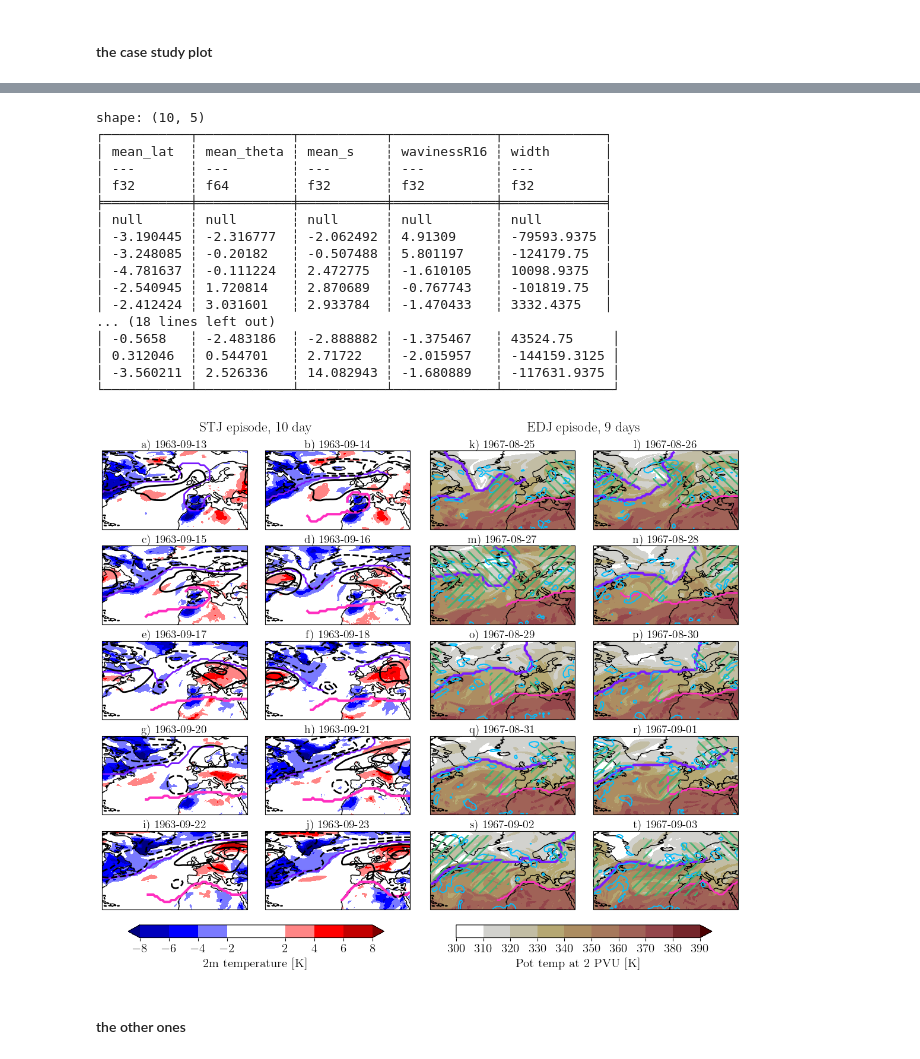
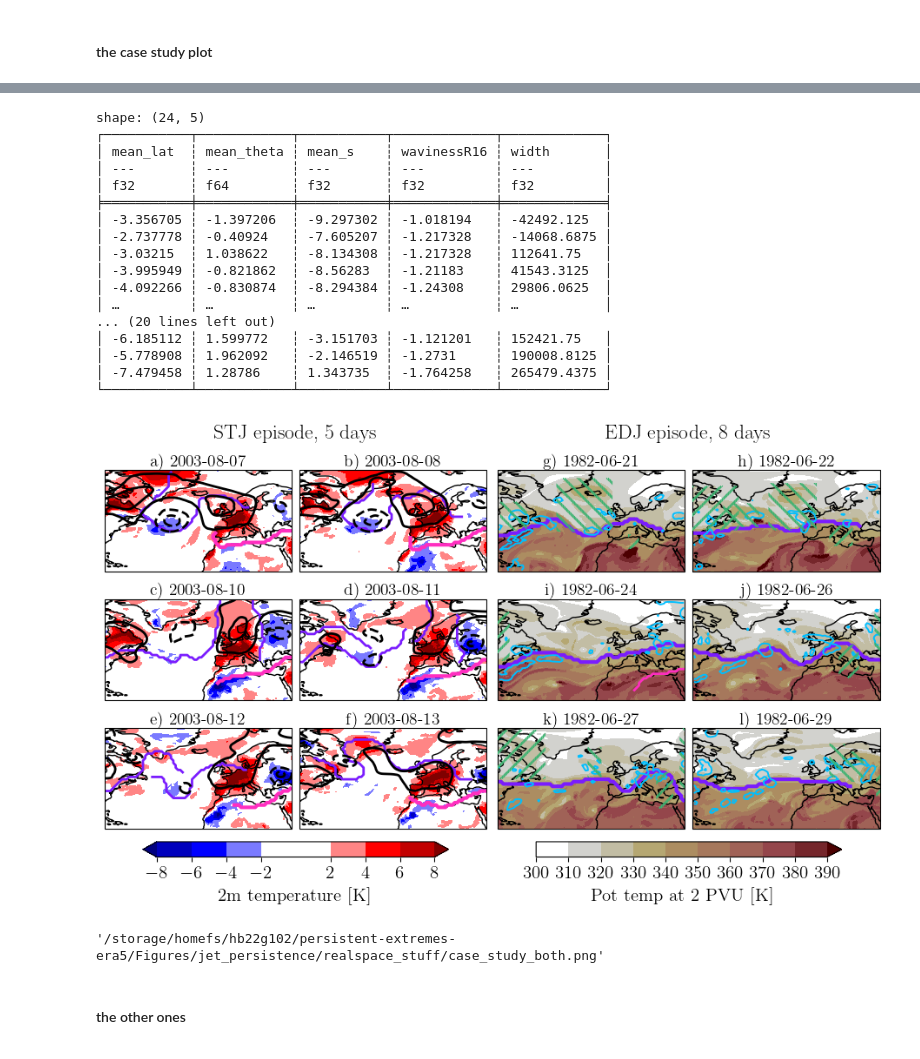
Before and after one commit to hbanderier/persistent-extremes-era5, a Jupyter notebook: Persistence/persistent_jets_v2.ipynb, the cells around one changed output, grey strips where cells are left out. Saved outputs shown, nothing was run; the diff lists cells and outputs as text; code cells hidden in the pictures.

Commit message:
end of year stuff

```diff
--- a/Persistence/persistent_jets_v2.ipynb
+++ b/Persistence/persistent_jets_v2.ipynb
@@ -175,2 +169,0 @@ for i, t in enumerate(ts):
-# %%
-spells_list = spells_from_cross_catd(cross_catd, season=summer, base_q=0.7, n_STJ=30, n_EDJ=30, minlen=datetime.timedelta(days=5), smooth=datetime.timedelta(days=1))
@@ -886,7 +361,7 @@ da_T_anom = compute(da_T_anom, progress_flag=True)
 da_theta2pvu = DataHandler.from_specs(
     "ERA5",
     "surf",
-    "theta2PVU",
+    ("alot2pvu", "theta"),
     "6H",
     *args1
 ).da
@@ -909,16 +384,6 @@ da_tp = compute(da_tp, progress_flag=True)
 #     *args2,
 # ).da
 # da_theta2pvu_anom = compute(da_theta2pvu_anom, progress_flag=True)
-# da_z200_anom = DataHandler.from_specs(
-#     "ERA5",
-#     "plev",
-#     "z",
-#     "6H",
-#     *args1,
-#     200,
-#     *args2,
-# ).da
-# da_z200_anom = compute(da_z200_anom, progress_flag=False).rename("z200") / 9.8
 da_z500_anom = DataHandler.from_specs(
     "ERA5",
     "plev",
@@ -949,10 +414,10 @@ da_z500_anom = compute(da_z500_anom, progress_flag=False).rename("z500") / 9.8
 # ).da
 # da_pv350 = compute(da_pv350, progress_flag=True).rename("pv350") * 1e6
 
-da_s = compute(ds["s"].sel(time=ds.time.dt.month.isin([6, 7, 8, 9])), progress_flag=True)
+# da_s = compute(ds["s"].sel(time=ds.time.dt.month.isin([6, 7, 8, 9])), progress_flag=True)
 
 args = ["all", [6, 7, 8, 9], *get_region(ds), "all"]
-varnames_rwb = ["APVO", "CPVO", "SAPVS", "SCPVS"]
+varnames_rwb = ["APVO", "CPVO"]
 das_rwb = {}
 for var in varnames_rwb:
     das_rwb[var] = compute(open_da("ERA5", "thetalev", var, "6H", *args), progress_flag=True)
@@ -973,7 +436,7 @@ long_names = {
     "cpvs": r"Cyclonic PV streamer freq [$\%$]",
     "theta": "Upper-level Potential temperature [K]",
     "s": r"Wind speed [$\mathrm{m.s}^{-1}$]",
-    "theta2PVU": "Pot temp at 2 PVU [K]",
+    "theta": "Pot temp at 2 PVU [K]",
     "z200": "Z200 anomaly [m]",
     "z500": "Z500 anomaly [m]",
     "pv330": "PV at 330K [PVU]",
@@ -1284,12 +577,12 @@ for jet in spells_list:
 from jetutils.data import compute_anomalies_pl
 props_anom = compute_anomalies_pl(phat_props_catd, ["jet"])
 
-n_stj = 2
-n_edj = 3
-figure = plt.figure(layout='constrained', figsize=(11, 9.3))
+n_stj = 16
+n_edj = 7
+figure = plt.figure(layout='constrained', figsize=(9, 5.6))
 subfigs = figure.subfigures(1, 2, wspace=0.01)
 fig1, fig2 = subfigs
-nrow, ncol = 5, 2
+nrow, ncol = 3, 2
 n = nrow * ncol
 plt.rc("axes", titlesize=14)
 plt.rc("axes", titlepad=2)
@@ -1308,7 +601,7 @@ for fig, key, da, which_spell in zip(subfigs, ["STJ", "EDJ"], [da_T_anom, da_the
     plot_kwargs = plot_kwargs_all[key]
     clu = Clusterplot(nrow, ncol, get_region(da), row_height=3.5, fig=fig)
     spell = spells_list[key].filter(pl.col("spell") == which_spell)
-    spell = extend_spells(spell, time_before=datetime.timedelta(days=3))
+    spell = extend_spells(spell, time_before=datetime.timedelta(days=0))
     len_spell = spell["time"][-1] - spell["time"][0]
 
     times = pl.linear_space(spell["time"][0], spell["time"][-1], n, eager=True).dt.round("1d").cast(pl.Datetime("ms"))
@@ -1319,9 +612,14 @@ for fig, key, da, which_spell in zip(subfigs, ["STJ", "EDJ"], [da_T_anom, da_the
     fig.suptitle(f"{key} episode, " + str(len_spell)[:6])
 
     for i, t in enumerate(times):
-        for _, jet in  phat_jets.group_by("jet ID"):
-            lo, la, is_p = jet.filter(pl.col("time") == t)[["lon", "lat", "is_polar"]]
-            this_jet_is_p = len(is_p) > 0 and is_p.mean() > 0.5
+        if i == 0 and t < spell["time"][0]:
+            t_ = spell["time"][0]
+        else:
+            t_ = t
+        phat_jets_ = phat_jets.filter(pl.col("time") == t_)
+        for _, jet in phat_jets_.group_by("jet ID"):
+            lo, la, is_p = jet[["lon", "lat", "is_polar"]]
+            this_jet_is_p = len(is_p) > 0 and is_p.mean() > 0.45
             color = COLORS[1] if this_jet_is_p else COLORS[2]
             lw = 2 + 1 * (is_edj == this_jet_is_p)
             clu.axes[i].plot(lo - clu.central_longitude, la, color=color, lw=lw)
@@ -1337,48 +635,52 @@ for fig, key, da, which_spell in zip(subfigs, ["STJ", "EDJ"], [da_T_anom, da_the
                 ouais.where(ouais),
                 hatch="//",
                 facecolor="none",
                 edgecolor=rwb_color,
                 hatch_linewidth=rwb_lw,
                 linewidth=0,
                 zorder=100
             )
         to_plot = das_rwb["CPVO"].sel(time=times, lev=slice(320, 340)).any("lev")
         for ax, ouais in zip(clu.axes, to_plot):
             cs = ax.pcolor(
                 to_plot.lon.values - clu.central_longitude,
                 to_plot.lat.values,
                 ouais.where(ouais),
                 hatch=r"\\",
                 facecolor="none",
                 edgecolor=rwb_color,
                 hatch_linewidth=rwb_lw,
                 linewidth=0,
                 zorder=100
             )
         to_plot = coarsen_da(da_tp.sel(time=times), 3)
         clu.add_contour(to_plot * 1000, levels=[15], colors=["deepskyblue"], linewidths=1.4)
-    print(props_anom.filter(pl.col("time").is_in(times.implode()), pl.col("jet") == key)[["mean_lat", "mean_theta", "mean_s", "wavinessR16", "width"]])
+    print(props_anom.filter(pl.col("time").is_in(spell["time"].implode()), pl.col("jet") == key)[["mean_lat", "mean_theta", "mean_s", "wavinessR16", "width"]])
 
-# figure.savefig(f"{FIGURES}/jet_persistence/realspace_stuff/case_study_both.png")
+figure.savefig(f"{FIGURES}/jet_persistence/realspace_stuff/case_study_both.png")
 # %% [output]
-shape: (10, 5)
+shape: (24, 5)
 ┌───────────┬────────────┬───────────┬─────────────┬─────────────┐
 │ mean_lat  ┆ mean_theta ┆ mean_s    ┆ wavinessR16 ┆ width       │
 │ ---       ┆ ---        ┆ ---       ┆ ---         ┆ ---         │
 │ f32       ┆ f64        ┆ f32       ┆ f32         ┆ f32         │
 ╞═══════════╪════════════╪═══════════╪═════════════╪═════════════╡
-│ null      ┆ null       ┆ null      ┆ null        ┆ null        │
-│ -3.190445 ┆ -2.316777  ┆ -2.062492 ┆ 4.91309     ┆ -79593.9375 │
-│ -3.248085 ┆ -0.20182   ┆ -0.507488 ┆ 5.801197    ┆ -124179.75  │
-│ -4.781637 ┆ -0.111224  ┆ 2.472775  ┆ -1.610105   ┆ 10098.9375  │
-│ -2.540945 ┆ 1.720814   ┆ 2.870689  ┆ -0.767743   ┆ -101819.75  │
-│ -2.412424 ┆ 3.031601   ┆ 2.933784  ┆ -1.470433   ┆ 3332.4375   │
-... (18 lines left out)
-│ -0.5658   ┆ -2.483186  ┆ -2.888882 ┆ -1.375467   ┆ 43524.75     │
-│ 0.312046  ┆ 0.544701   ┆ 2.71722   ┆ -2.015957   ┆ -144159.3125 │
-│ -3.560211 ┆ 2.526336   ┆ 14.082943 ┆ -1.680889   ┆ -117631.9375 │
-└───────────┴────────────┴───────────┴─────────────┴──────────────┘
+│ -3.356705 ┆ -1.397206  ┆ -9.297302 ┆ -1.018194   ┆ -42492.125  │
+│ -2.737778 ┆ -0.40924   ┆ -7.605207 ┆ -1.217328   ┆ -14068.6875 │
+│ -3.03215  ┆ 1.038622   ┆ -8.134308 ┆ -1.217328   ┆ 112641.75   │
+│ -3.995949 ┆ -0.821862  ┆ -8.56283  ┆ -1.21183    ┆ 41543.3125  │
+│ -4.092266 ┆ -0.830874  ┆ -8.294384 ┆ -1.24308    ┆ 29806.0625  │
+│ …         ┆ …          ┆ …         ┆ …           ┆ …           │
+... (20 lines left out)
+│ -6.185112 ┆ 1.599772   ┆ -3.151703 ┆ -1.121201   ┆ 152421.75   │
+│ -5.778908 ┆ 1.962092   ┆ -2.146519 ┆ -1.2731     ┆ 190008.8125 │
+│ -7.479458 ┆ 1.28786    ┆ 1.343735  ┆ -1.764258   ┆ 265479.4375 │
+└───────────┴────────────┴───────────┴─────────────┴─────────────┘
-[figure, old version]
+[figure, new version]
+# %%
+f"{FIGURES}/jet_persistence/realspace_stuff/case_study_both.png"
+# %% [output]
+'/storage/homefs/hb22g102/persistent-extremes-era5/Figures/jet_persistence/realspace_stuff/case_study_both.png'
 # %% [markdown]
 #### the other ones
 # %%
```
Also changed, not shown: parts of 25 cells of this notebook, 5 other files.
